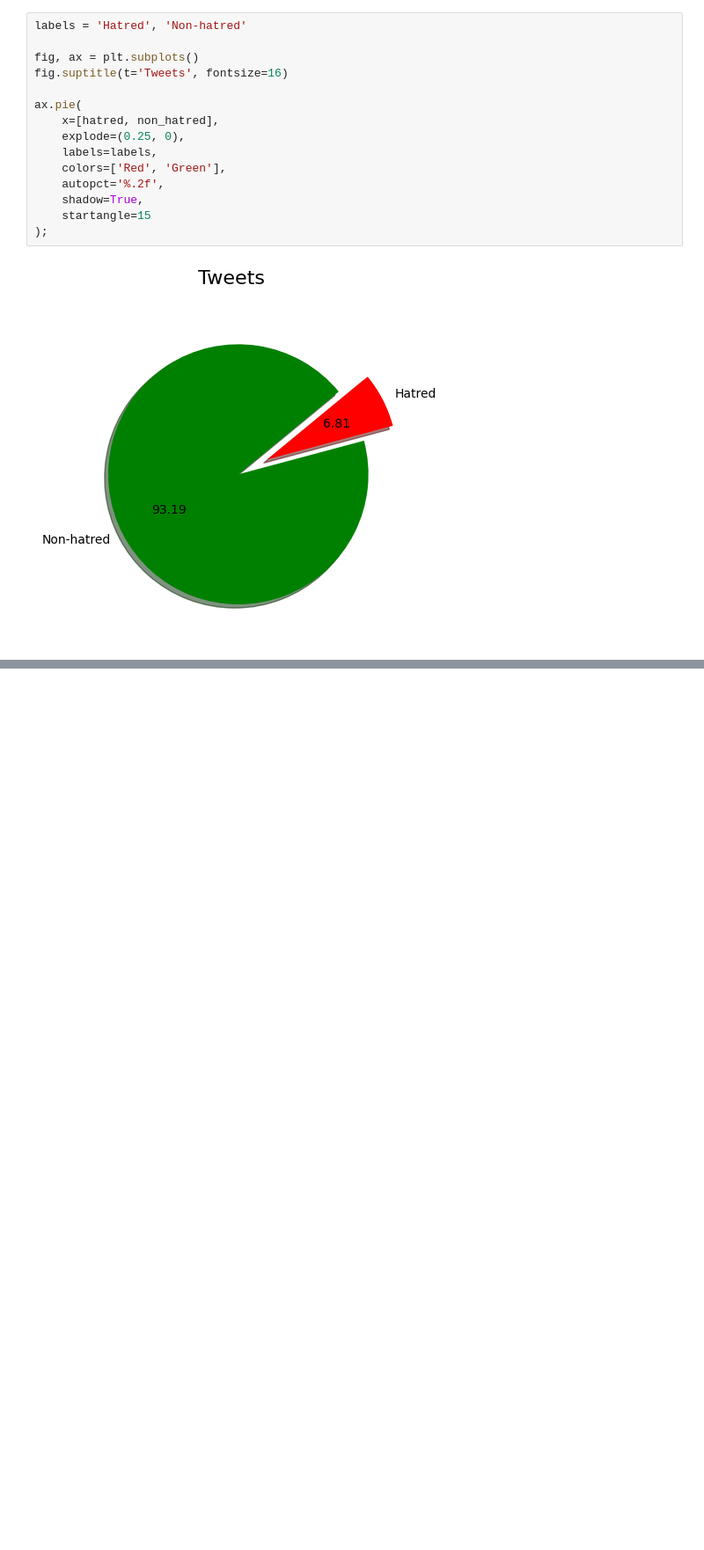
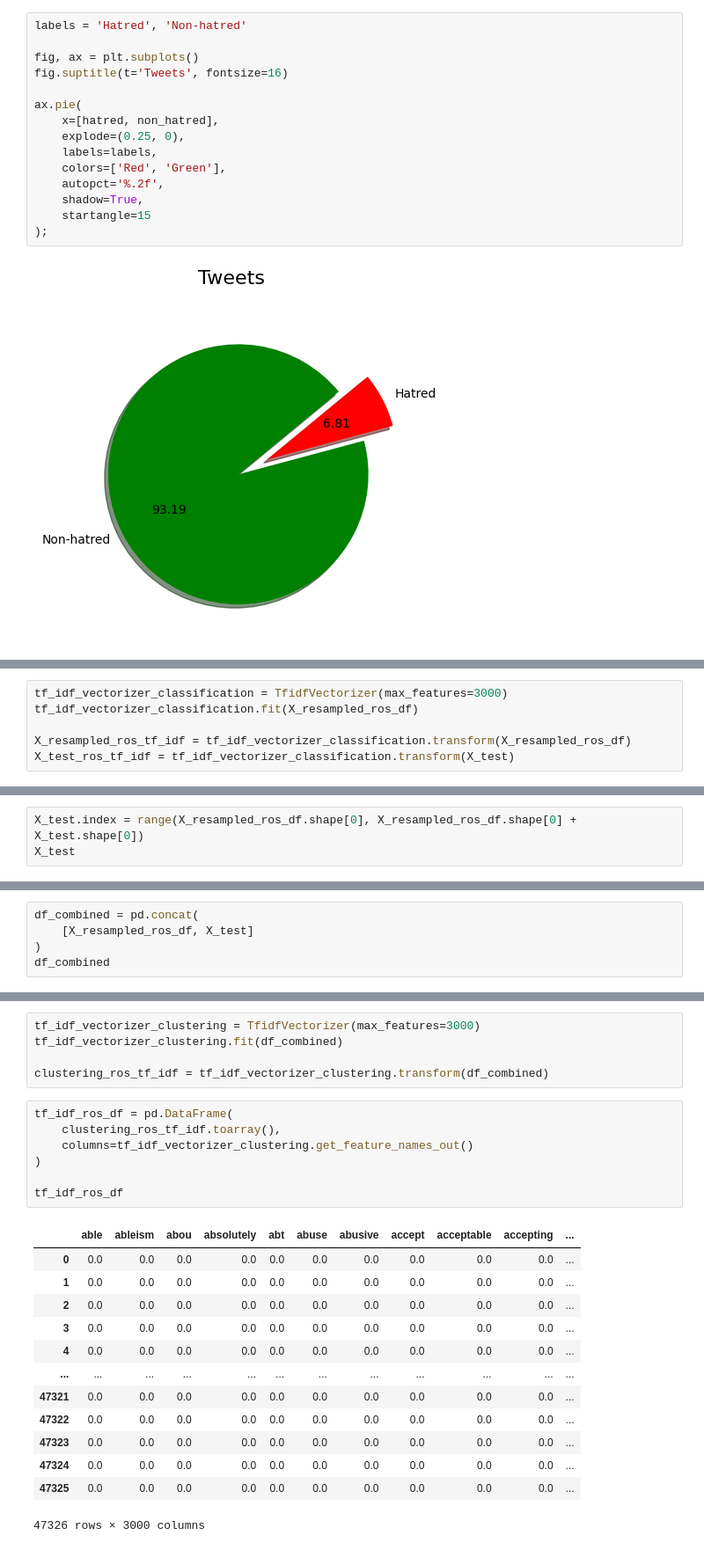
Before and after one commit to fjovanovic/Twitter-AI-Sentiment-Analysis, a Jupyter notebook: preprocessing.ipynb, the cells around one changed output, grey strips where cells are left out. Shown at 88% size. Drawn from its saved outputs; the diff is of its cells as text; blank space fills up the shorter version.

```diff
--- a/preprocessing.ipynb
+++ b/preprocessing.ipynb
@@ -441,0 +596,6 @@ ax.pie(
+# %%
+tf_idf_vectorizer_classification = TfidfVectorizer(max_features=3000)
+tf_idf_vectorizer_classification.fit(X_resampled_ros_df)
+
+X_resampled_ros_tf_idf = tf_idf_vectorizer_classification.transform(X_resampled_ros_df)
+X_test_ros_tf_idf = tf_idf_vectorizer_classification.transform(X_test)
@@ -441,0 +653,3 @@ ax.pie(
+# %%
+X_test.index = range(X_resampled_ros_df.shape[0], X_resampled_ros_df.shape[0] + X_test.shape[0])
+X_test
@@ -441,0 +669,5 @@ ax.pie(
+# %%
+df_combined = pd.concat(
+    [X_resampled_ros_df, X_test]
+)
+df_combined
@@ -441,0 +687,26 @@ ax.pie(
+# %%
+tf_idf_vectorizer_clustering = TfidfVectorizer(max_features=3000)
+tf_idf_vectorizer_clustering.fit(df_combined)
+
+clustering_ros_tf_idf = tf_idf_vectorizer_clustering.transform(df_combined)
+# %%
+tf_idf_ros_df = pd.DataFrame(
+    clustering_ros_tf_idf.toarray(),
+    columns=tf_idf_vectorizer_clustering.get_feature_names_out()
+)
+
+tf_idf_ros_df
+# %% [output]
+|  | able | ableism | abou | absolutely | abt | abuse | abusive | accept | acceptable | accepting | ... |
+| 0 | 0.0 | 0.0 | 0.0 | 0.0 | 0.0 | 0.0 | 0.0 | 0.0 | 0.0 | 0.0 | ... |
+| 1 | 0.0 | 0.0 | 0.0 | 0.0 | 0.0 | 0.0 | 0.0 | 0.0 | 0.0 | 0.0 | ... |
+| 2 | 0.0 | 0.0 | 0.0 | 0.0 | 0.0 | 0.0 | 0.0 | 0.0 | 0.0 | 0.0 | ... |
+| 3 | 0.0 | 0.0 | 0.0 | 0.0 | 0.0 | 0.0 | 0.0 | 0.0 | 0.0 | 0.0 | ... |
+| 4 | 0.0 | 0.0 | 0.0 | 0.0 | 0.0 | 0.0 | 0.0 | 0.0 | 0.0 | 0.0 | ... |
+| ... | ... | ... | ... | ... | ... | ... | ... | ... | ... | ... | ... |
+| 47321 | 0.0 | 0.0 | 0.0 | 0.0 | 0.0 | 0.0 | 0.0 | 0.0 | 0.0 | 0.0 | ... |
+| 47322 | 0.0 | 0.0 | 0.0 | 0.0 | 0.0 | 0.0 | 0.0 | 0.0 | 0.0 | 0.0 | ... |
+| 47323 | 0.0 | 0.0 | 0.0 | 0.0 | 0.0 | 0.0 | 0.0 | 0.0 | 0.0 | 0.0 | ... |
+| 47324 | 0.0 | 0.0 | 0.0 | 0.0 | 0.0 | 0.0 | 0.0 | 0.0 | 0.0 | 0.0 | ... |
+| 47325 | 0.0 | 0.0 | 0.0 | 0.0 | 0.0 | 0.0 | 0.0 | 0.0 | 0.0 | 0.0 | ... |
+47326 rows × 3000 columns
```
Also changed, not shown: parts of 44 cells of this notebook.
